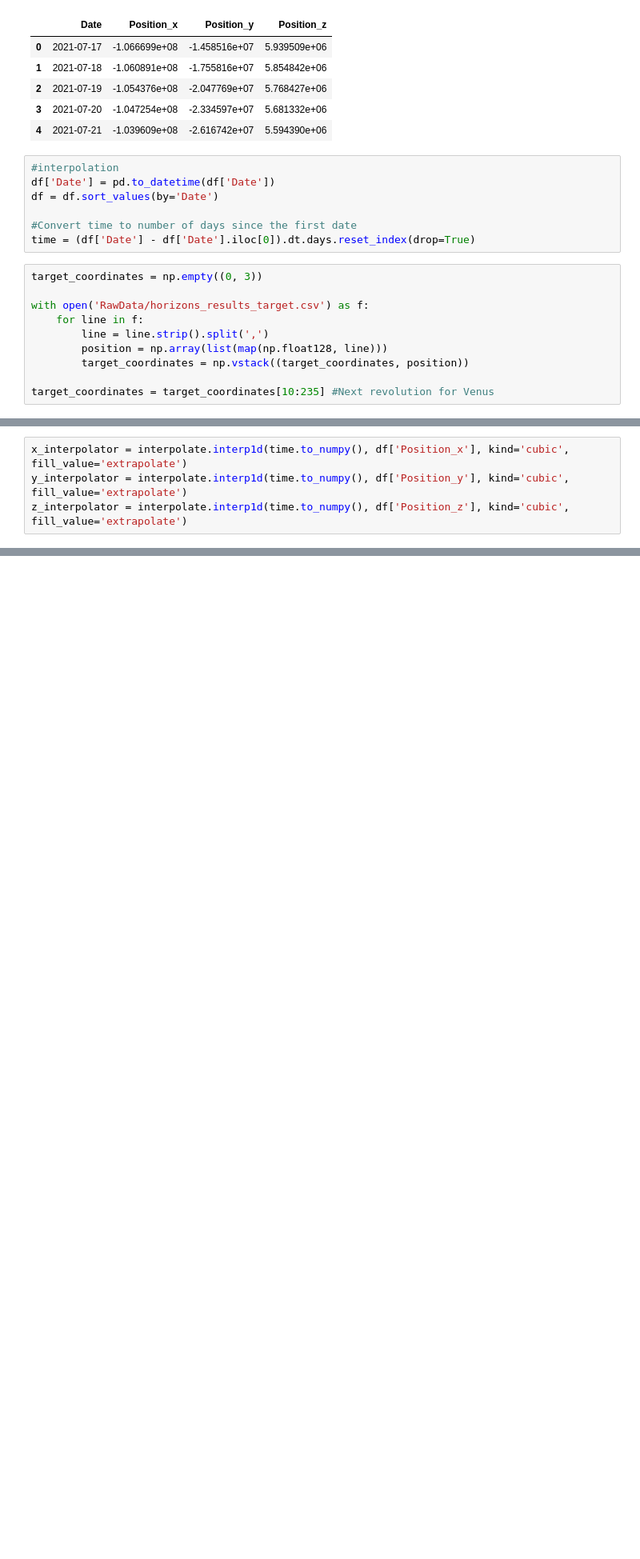
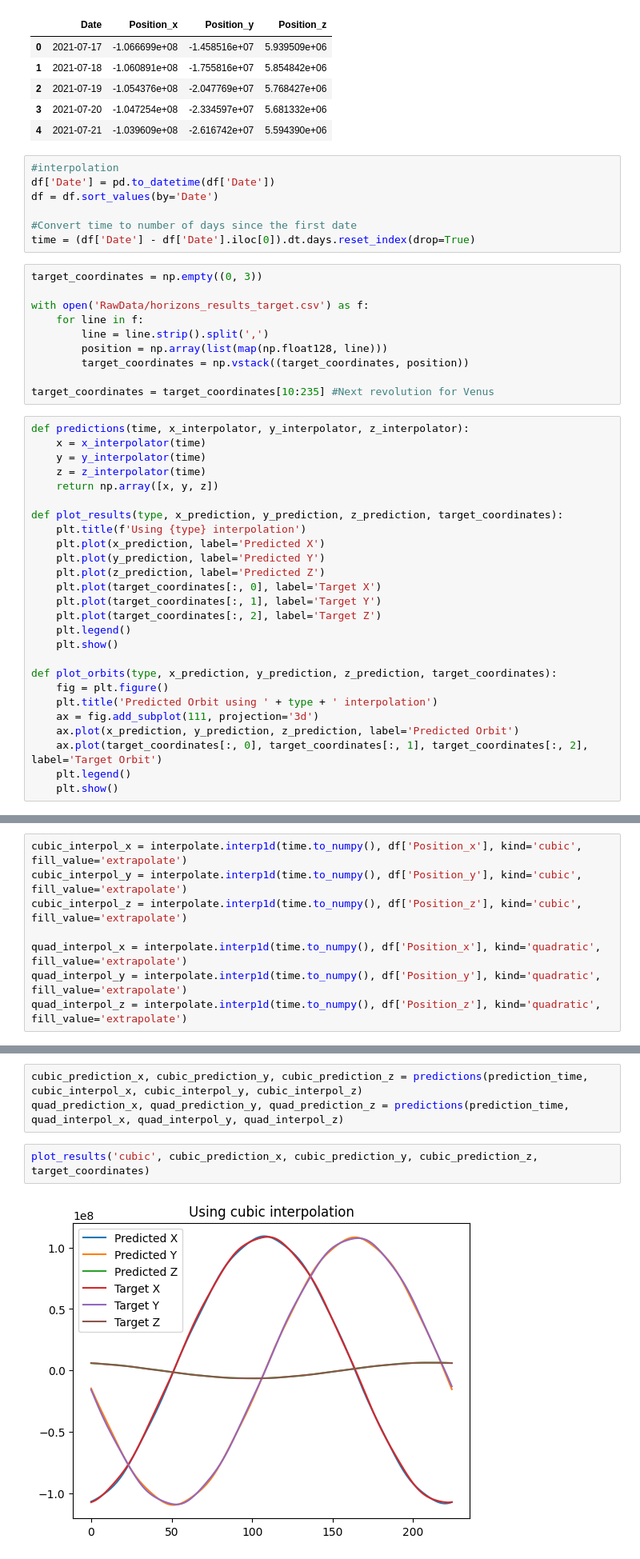
Before and after one commit to kvv1618/NumericalComputations, a Jupyter notebook: Project/interpolation/interpolate.ipynb, the cells around one changed output, grey strips where cells are left out. Shown at 80% size. Saved outputs shown, nothing was run; the diff lists cells and outputs as text; blank space fills up the shorter version.

Commit message:
compare cubic and quadratic interpolations

```diff
--- a/Project/interpolation/interpolate.ipynb
+++ b/Project/interpolation/interpolate.ipynb
@@ -49,3 +49,29 @@ with open('RawData/horizons_results_target.csv') as f:
         target_coordinates = np.vstack((target_coordinates, position))
 
 target_coordinates = target_coordinates[10:235] #Next revolution for Venus
+# %%
+def predictions(time, x_interpolator, y_interpolator, z_interpolator):
+    x = x_interpolator(time)
+    y = y_interpolator(time)
+    z = z_interpolator(time)
+    return np.array([x, y, z])
+
+def plot_results(type, x_prediction, y_prediction, z_prediction, target_coordinates):
+    plt.title(f'Using {type} interpolation')
+    plt.plot(x_prediction, label='Predicted X')
+    plt.plot(y_prediction, label='Predicted Y')
+    plt.plot(z_prediction, label='Predicted Z')
+    plt.plot(target_coordinates[:, 0], label='Target X')
+    plt.plot(target_coordinates[:, 1], label='Target Y')
+    plt.plot(target_coordinates[:, 2], label='Target Z')
+    plt.legend()
+    plt.show()
+
+def plot_orbits(type, x_prediction, y_prediction, z_prediction, target_coordinates):
+    fig = plt.figure()
+    plt.title('Predicted Orbit using ' + type + ' interpolation')
+    ax = fig.add_subplot(111, projection='3d')
+    ax.plot(x_prediction, y_prediction, z_prediction, label='Predicted Orbit')
+    ax.plot(target_coordinates[:, 0], target_coordinates[:, 1], target_coordinates[:, 2], label='Target Orbit')
+    plt.legend()
+    plt.show()
@@ -52,4 +80,8 @@ target_coordinates = target_coordinates[10:235] #Next revolution for Venus
 # %%
-x_interpolator = interpolate.interp1d(time.to_numpy(), df['Position_x'], kind='cubic', fill_value='extrapolate')
-y_interpolator = interpolate.interp1d(time.to_numpy(), df['Position_y'], kind='cubic', fill_value='extrapolate')
-z_interpolator = interpolate.interp1d(time.to_numpy(), df['Position_z'], kind='cubic', fill_value='extrapolate')
+cubic_interpol_x = interpolate.interp1d(time.to_numpy(), df['Position_x'], kind='cubic', fill_value='extrapolate')
+cubic_interpol_y = interpolate.interp1d(time.to_numpy(), df['Position_y'], kind='cubic', fill_value='extrapolate')
+cubic_interpol_z = interpolate.interp1d(time.to_numpy(), df['Position_z'], kind='cubic', fill_value='extrapolate')
+
+quad_interpol_x = interpolate.interp1d(time.to_numpy(), df['Position_x'], kind='quadratic', fill_value='extrapolate')
+quad_interpol_y = interpolate.interp1d(time.to_numpy(), df['Position_y'], kind='quadratic', fill_value='extrapolate')
+quad_interpol_z = interpolate.interp1d(time.to_numpy(), df['Position_z'], kind='quadratic', fill_value='extrapolate')
@@ -88,0 +88,7 @@ with open('Results/intepolated_position.txt', 'w') as f:
+# %%
+cubic_prediction_x, cubic_prediction_y, cubic_prediction_z = predictions(prediction_time, cubic_interpol_x, cubic_interpol_y, cubic_interpol_z)
+quad_prediction_x, quad_prediction_y, quad_prediction_z = predictions(prediction_time, quad_interpol_x, quad_interpol_y, quad_interpol_z)
+# %%
+plot_results('cubic', cubic_prediction_x, cubic_prediction_y, cubic_prediction_z, target_coordinates)
+# %% [output]
+[figure, added]
```
Also changed, not shown: parts of 8 cells of this notebook.
